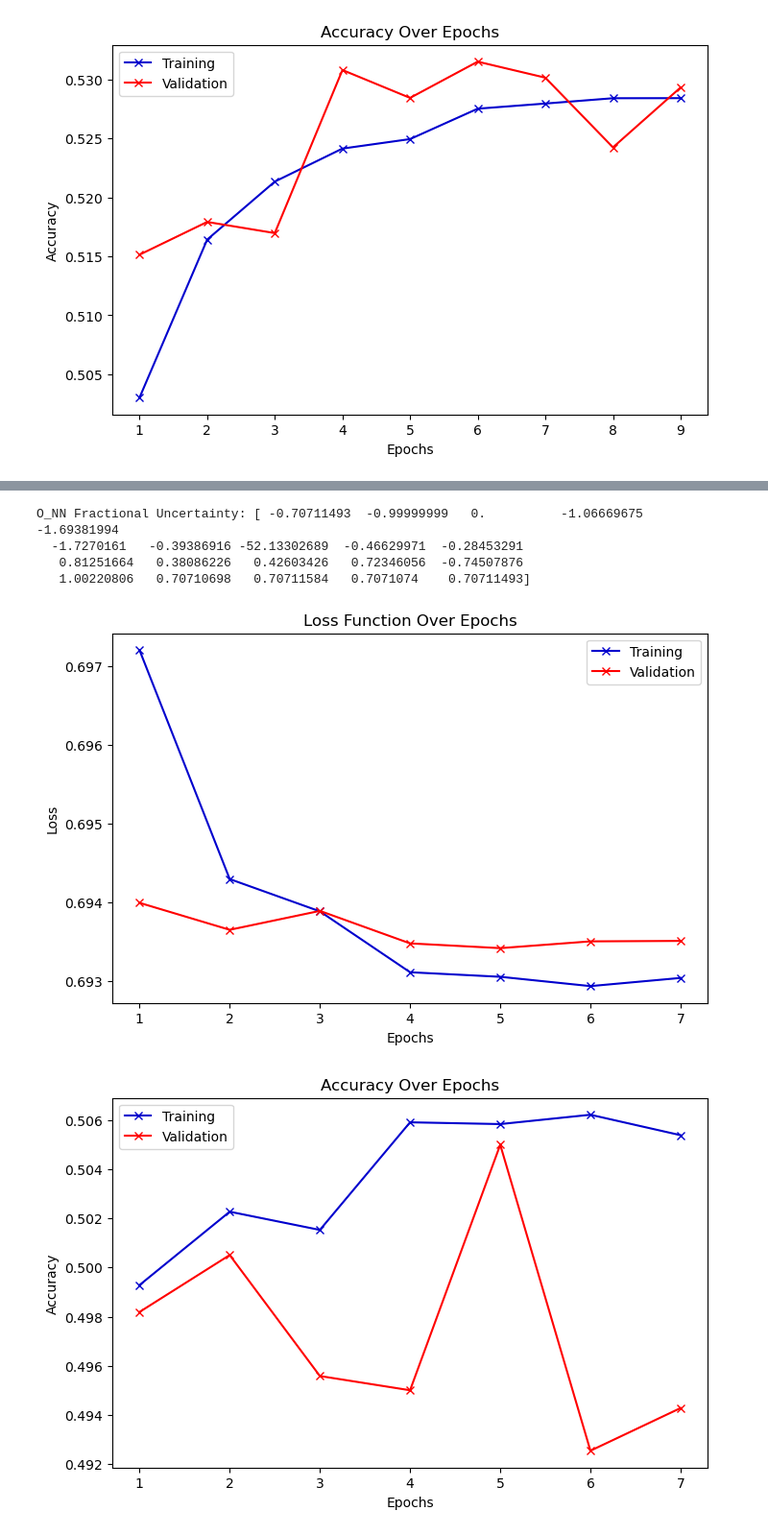
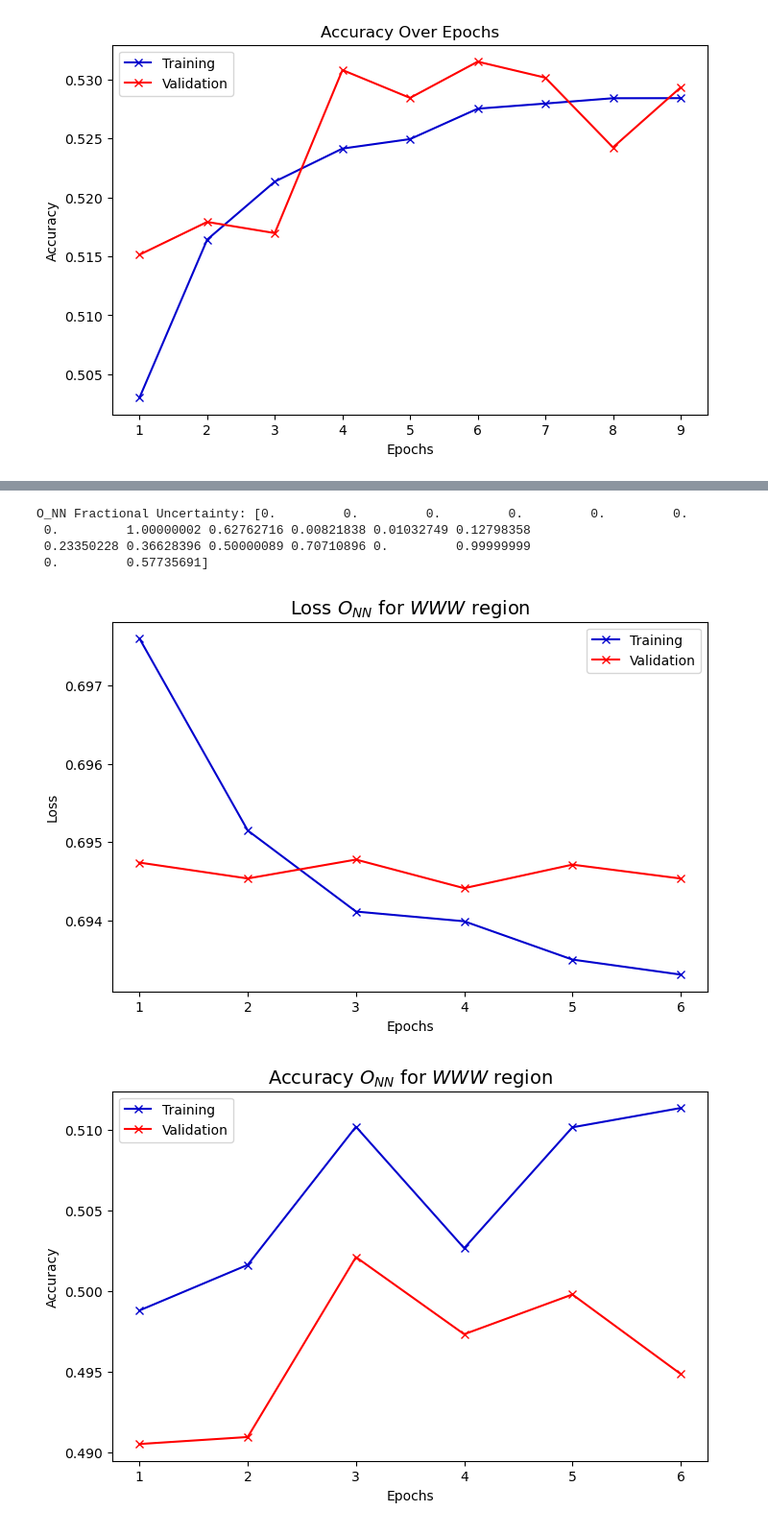
Before and after one commit to finfullerton/MPhys-Project, a Jupyter notebook: Full_analysis/ML_observables_classes.ipynb, the cells around one changed output, grey strips where cells are left out. Shown at 96% size. Saved outputs shown, nothing was run; the diff lists cells and outputs as text; code cells hidden in the pictures.

```diff
--- a/Full_analysis/ML_observables_classes.ipynb
+++ b/Full_analysis/ML_observables_classes.ipynb
@@ -261,13 +378,13 @@ def __main__():
     model_filename = "vbs_lj_eta_phi_pt.keras"
 
     param_grid = {
-            'learning_rate': [0.001, 0.005, 0.01],
-            'neurons': [16, 32, 64, 128],
+            'learning_rate': [0.001, 0.01],
+            'neurons': [16, 32, 64],
             'layers': [2, 3, 4],
             'reg_strength': [0.0001, 0.001],
             'patience': [2],
-            'batch_size': [256],
-            'dropout_rate': [0, 0.1, 0.2],
+            'batch_size': [128],
+            'dropout_rate': [0, 0.1],
         }
 
     if os.path.exists(model_filename):
@@ -281,6 +398,7 @@ def __main__():
 
     vbs_results = vbs_model.predict(vbs_data.x_data)
     Plotter.plot_ML_observable(vbs_results, vbs_data.weight_data, "VBS", model_filename)
+    Plotter.plot_separate_ML_observable(vbs_results, vbs_data.weight_data, "VBS", model_filename)
     Plotter.plot_loss(vbs_history, "VBS", model_filename)
     Plotter.plot_accuracy(vbs_history, "VBS", model_filename)
 
@@ -375,7 +501,7 @@ O_NN Fractional Uncertainty: [-3.61474139e-01  0.00000000e+00 -9.96955088e-01  1
 [figure]
 # %%
 def __main__():
-    vbs_data = DataLoader("VBS_data_cwtil_2.feather", ['Jet.Eta', 'Jet.Phi', 'Jet.PT'])
+    vbs_data = DataLoader("VBS_data_cwtil_2.feather", ['Jet.Eta', 'Jet.Phi'])
     model_filename = "vbs_j_eta_phi_2.keras"
 
     param_grid = {
@@ -398,9 +524,9 @@ def __main__():
     vbs_model, vbs_history = MLModel.load_ML_model(model_filename)
 
     vbs_results = vbs_model.predict(vbs_data.x_data)
-    Plotter.plot_ML_observable(vbs_results, vbs_data.weight_data, "VBS", 2)
-    Plotter.plot_loss(vbs_history)
-    Plotter.plot_accuracy(vbs_history)
+    Plotter.plot_ML_observable(vbs_results, vbs_data.weight_data, "VBS", model_filename)
+    Plotter.plot_loss(vbs_history, "VBS", model_filename)
+    Plotter.plot_accuracy(vbs_history, "VBS", model_filename)
 
 if __name__ == '__main__':
     __main__()
@@ -472,10 +570,10 @@ def __main__():
 
     www_results = www_model.predict(www_data.x_data)
     Plotter.plot_ML_observable(www_results, www_data.weight_data, "WWW", model_filename)
+    Plotter.plot_separate_ML_observable(www_results, www_data.weight_data, "WWW", model_filename)
     Plotter.plot_loss(www_history, "WWW", model_filename)
     Plotter.plot_accuracy(www_history, "WWW", model_filename)
 
-
 if __name__ == '__main__':
     __main__()
 # %% [output]
@@ -517,9 +594,9 @@ chi_squared_1 about y=0: nan
-O_NN Fractional Uncertainty: [ -0.70711493  -0.99999999   0.          -1.06669675  -1.69381994
-  -1.7270161   -0.39386916 -52.13302689  -0.46629971  -0.28453291
-   0.81251664   0.38086226   0.42603426   0.72346056  -0.74507876
-   1.00220806   0.70710698   0.70711584   0.7071074    0.70711493]
+O_NN Fractional Uncertainty: [0.         0.         0.         0.         0.         0.
+ 0.         1.00000002 0.62762716 0.00821838 0.01032749 0.12798358
+ 0.23350228 0.36628396 0.50000089 0.70710896 0.         0.99999999
+ 0.         0.57735691]
-[figure, old version]
-[figure, old version]
+[figure, new version]
+[figure, added]
 # %%
 def __main__():
     www_data = DataLoader("WWW_data_cwtil_large_1.feather", ['Electron.Eta', 'Electron.Phi', 'Muon.Eta', 'Muon.Phi'])
```
Also changed, not shown: parts of 6 cells of this notebook, 27 other files.
